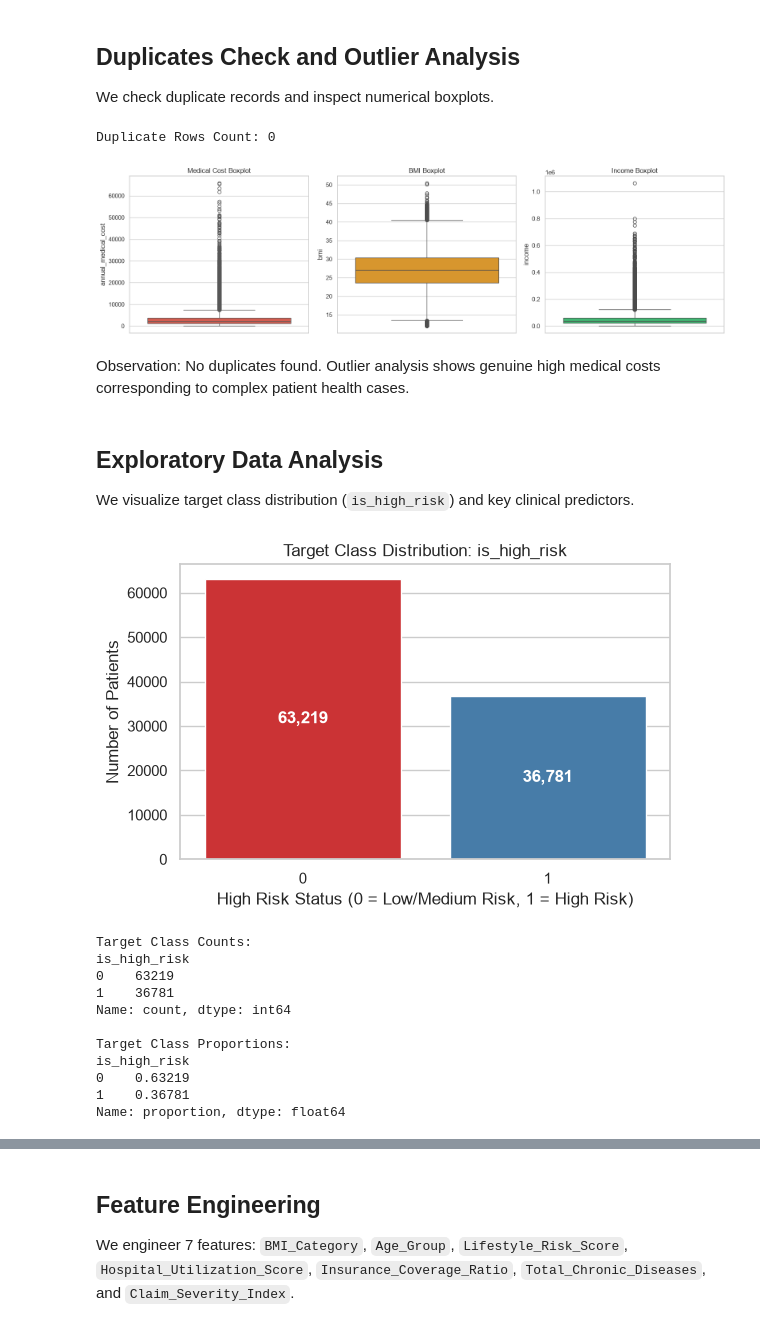
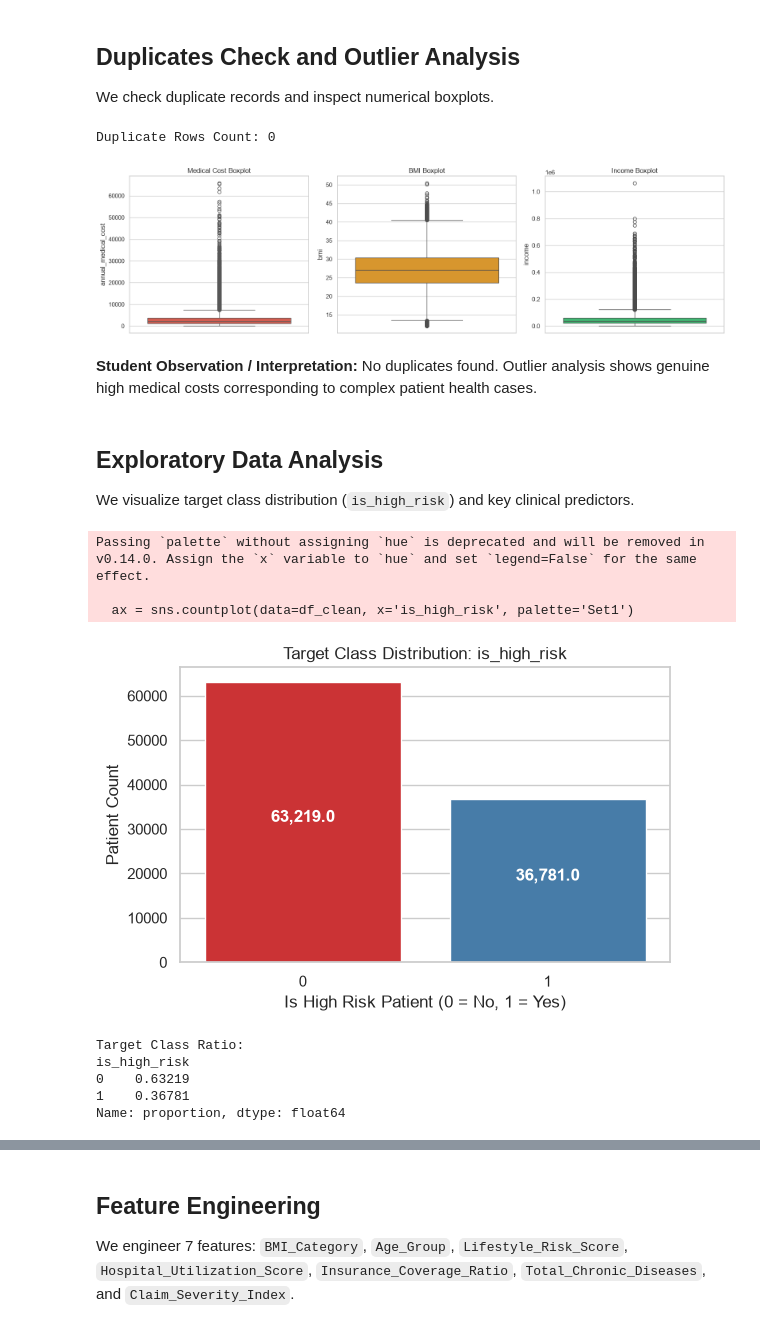
Before and after one commit to hemu1196/Healthcare-Insurance-Cost-Prediction, a Jupyter notebook: notebooks/classification.ipynb, the cells around one changed output, grey strips where cells are left out. Saved outputs shown, nothing was run; the diff lists cells and outputs as text; code cells hidden in the pictures.

```diff
--- a/notebooks/classification.ipynb
+++ b/notebooks/classification.ipynb
@@ -155,17 +157,12 @@ Observation: Missing values in `alcohol_freq` were filled with `'Unknown'`. Post
 ## Duplicates Check and Outlier Analysis
 
 We check duplicate records and inspect numerical boxplots.
-# %%
-dup_count = df_clean.duplicated().sum()
-print(f'Duplicate Rows Count: {dup_count}')
-if dup_count > 0:
-    df_clean = df_clean.drop_duplicates().reset_index(drop=True)
-# %% [output]
-Duplicate Rows Count: 0
 # %%
-import warnings
-from matplotlib import MatplotlibDeprecationWarning
-warnings.filterwarnings('ignore',category=MatplotlibDeprecationWarning)
+dup_count = df_clean.duplicated().sum()
+print(f'Duplicate Rows Count: {dup_count}')
+if dup_count > 0:
+    df_clean = df_clean.drop_duplicates().reset_index(drop=True)
+
 fig, axes = plt.subplots(1, 3, figsize=(16, 4.5))
 sns.boxplot(y=df_clean['annual_medical_cost'], ax=axes[0], color='#E74C3C')
 axes[0].set_title('Medical Cost Boxplot')
@@ -176,58 +173,34 @@ axes[2].set_title('Income Boxplot')
 plt.tight_layout()
 plt.show()
 # %% [output]
+Duplicate Rows Count: 0
 [figure]
 # %% [markdown]
-Observation: No duplicates found. Outlier analysis shows genuine high medical costs corresponding to complex patient health cases.
+**Student Observation / Interpretation:** No duplicates found. Outlier analysis shows genuine high medical costs corresponding to complex patient health cases.
 # %% [markdown]
 ## Exploratory Data Analysis
 
 We visualize target class distribution (`is_high_risk`) and key clinical predictors.
 # %%
 plt.figure(figsize=(6, 4))
-
-ax = sns.countplot(
-    data=df_clean,
-    x='is_high_risk',
-    hue='is_high_risk',
-    palette='Set1',
-    legend=False
-)
-
+ax = sns.countplot(data=df_clean, x='is_high_risk', palette='Set1')
 plt.title('Target Class Distribution: is_high_risk')
-plt.xlabel('High Risk Status (0 = Low/Medium Risk, 1 = High Risk)')
-plt.ylabel('Number of Patients')
-
-# Display patient counts inside bars
+plt.xlabel('Is High Risk Patient (0 = No, 1 = Yes)')
+plt.ylabel('Patient Count')
 for p in ax.patches:
-    ax.annotate(
-        f'{int(p.get_height()):,}',
-        (p.get_x() + p.get_width() / 2,
-         p.get_height() / 2),
-        ha='center',
-        va='center',
-        color='white',
-        weight='bold'
-    )
-
+    ax.annotate(f'{p.get_height():,}', (p.get_x() + p.get_width() / 2., p.get_height() / 2), ha='center', color='white', weight='bold')
 plt.tight_layout()
 plt.show()
 
-print('Target Class Counts:')
-print(df_clean['is_high_risk'].value_counts())
-
-print('\nTarget Class Proportions:')
+print('Target Class Ratio:')
 print(df_clean['is_high_risk'].value_counts(normalize=True))
 # %% [output]
+Passing `palette` without assigning `hue` is deprecated and will be removed in v0.14.0. Assign the `x` variable to `hue` and set `legend=False` for the same effect.
+
+  ax = sns.countplot(data=df_clean, x='is_high_risk', palette='Set1')
-[figure, old version]
+[figure, new version]
-Target Class Counts:
-is_high_risk
-0    63219
-1    36781
-Name: count, dtype: int64
-
-Target Class Proportions:
-is_high_risk
-0    0.63219
-1    0.36781
-Name: proportion, dtype: float64
+Target Class Ratio:
+is_high_risk
+0    0.63219
+1    0.36781
+Name: proportion, dtype: float64
```
Also changed, not shown: parts of 46 cells of this notebook, 16 other files.
